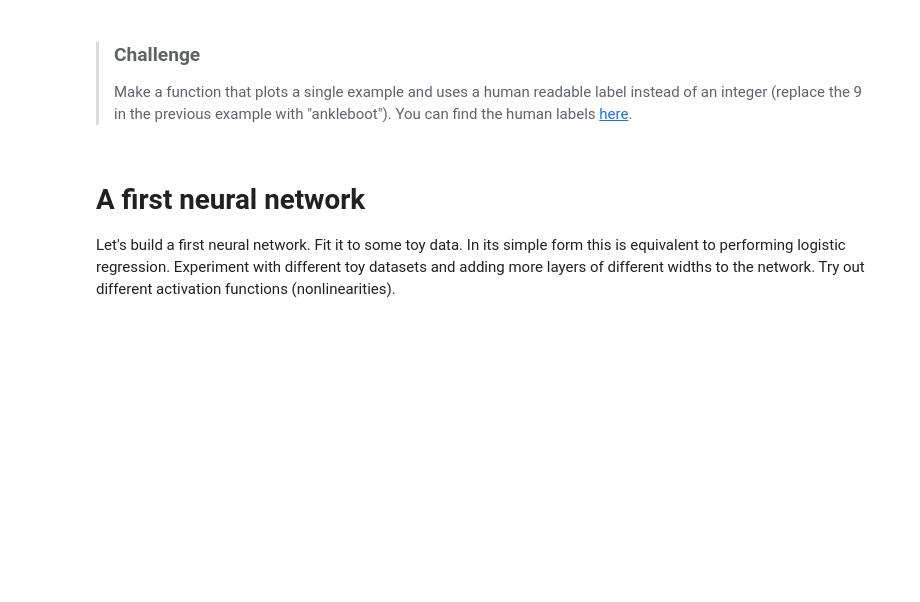
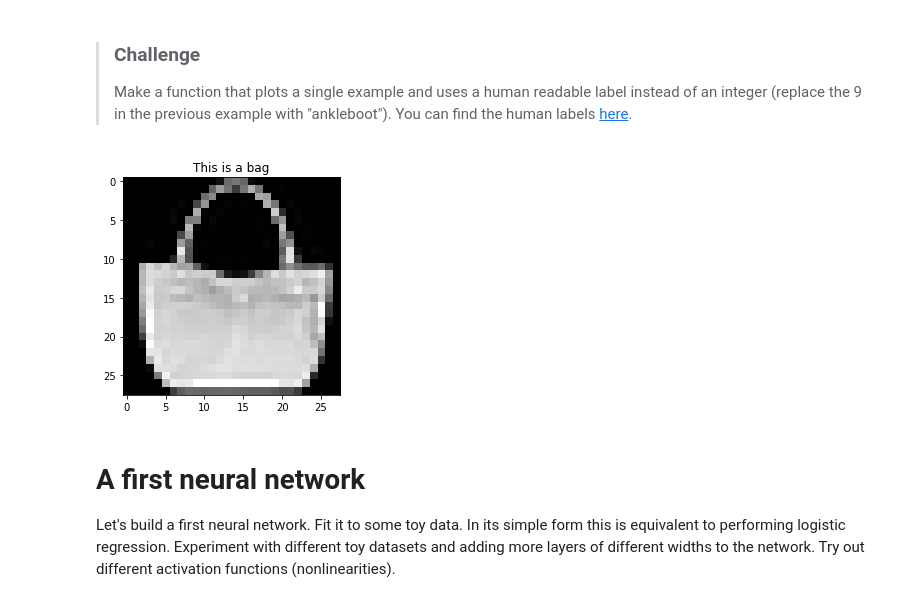
Before and after one commit to dsperone/advanced_comp_tech_2018, a Jupyter notebook: exercise_3.ipynb, the cells around one changed output. Cells and saved outputs as stored; diff of their text form; code cells hidden in the pictures; blank space fills up the shorter version.

```diff
--- a/exercise_3.ipynb
+++ b/exercise_3.ipynb
@@ -116,13 +116,24 @@ Text(0.5,1,'This is a t-shirt/top')
 # %%
 # your code here
 
 def human_labels(label):
     human_rdb_labels=['t-shirt/top','trouser','pullover','dress','coat','sandal','shirt','sneaker','bag','ankle boot']
     if label == 9 :
         title='This is an ankle boot'
     else :
         title=('This is a %s' %human_rdb_labels[label])
     return title
+
+def plot_figure(N):
+    plt.imshow(X_train[N], cmap='gray')
+    plt.title(human_labels(y_train[N]))
+    return
+
+#plot_figure(11)
+
+plot_figure(100)
+# %% [output]
+[figure, added]
 # %% [markdown]
 # A first neural network
 
```
Also changed, not shown: parts of 9 cells of this notebook.
